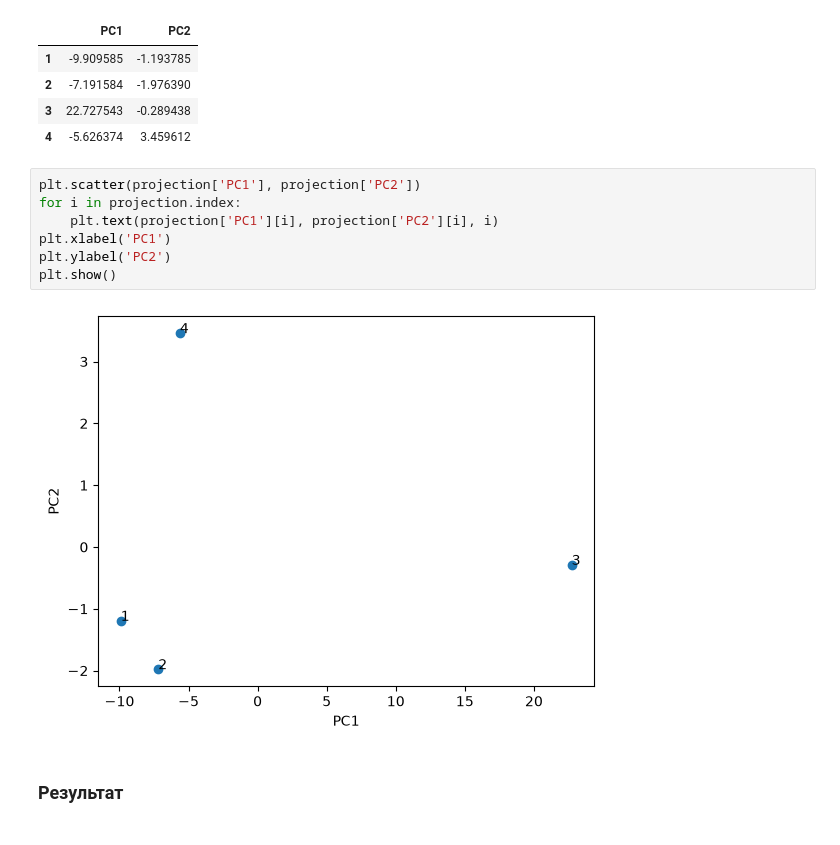
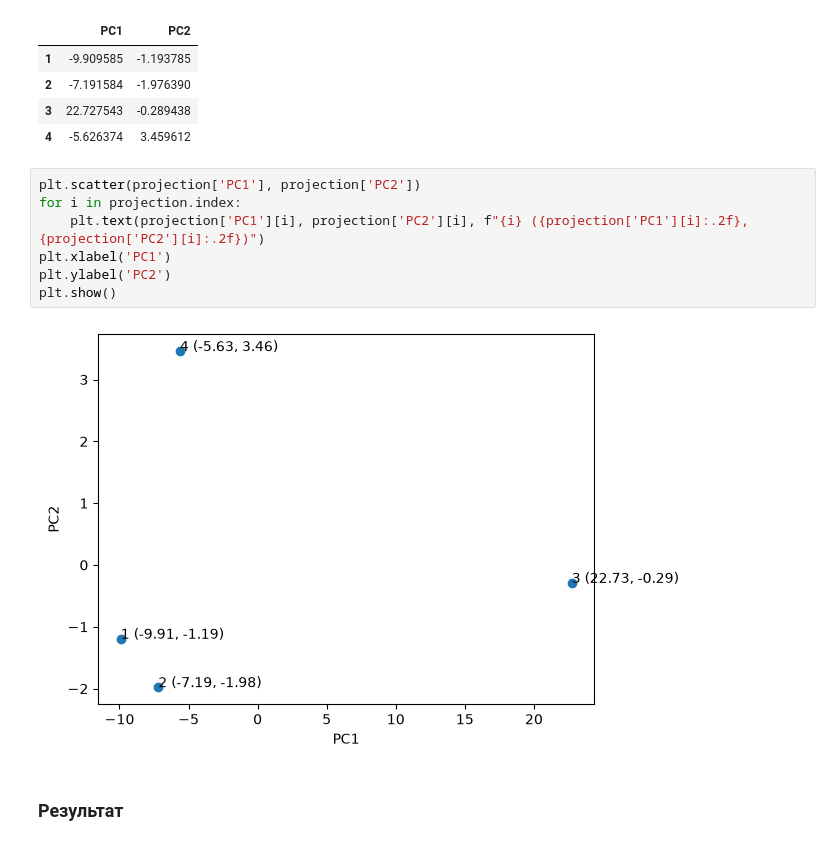
Before and after one commit to AnkoHub/MMAEP_labs, a Jupyter notebook: lab3_Rudenko.ipynb, the cells around one changed output. Saved outputs shown, nothing was run; the diff lists cells and outputs as text.

```diff
--- a/lab3_Rudenko.ipynb
+++ b/lab3_Rudenko.ipynb
@@ -92,12 +92,12 @@ projection
 # %%
 plt.scatter(projection['PC1'], projection['PC2'])
 for i in projection.index:
-    plt.text(projection['PC1'][i], projection['PC2'][i], i)
+    plt.text(projection['PC1'][i], projection['PC2'][i], f"{i} ({projection['PC1'][i]:.2f}, {projection['PC2'][i]:.2f})")
 plt.xlabel('PC1')
 plt.ylabel('PC2')
 plt.show()
 # %% [output]
-[figure, old version]
+[figure, new version]
 # %% [markdown]
 ### Результат
 # %% [markdown]
```
Also changed, not shown: parts of 2 cells of this notebook, 5 other files.
